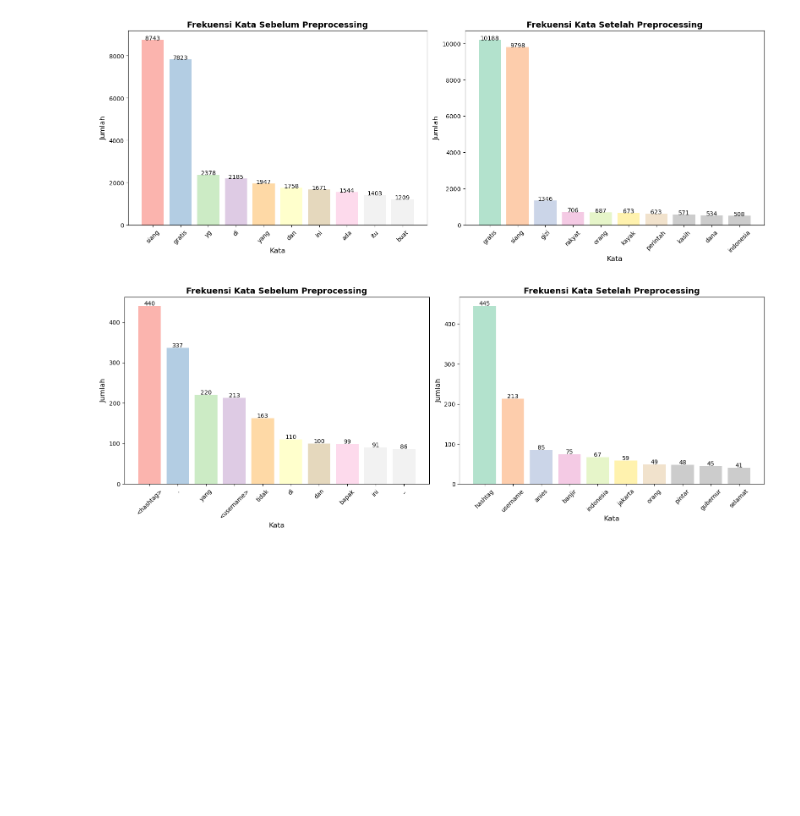
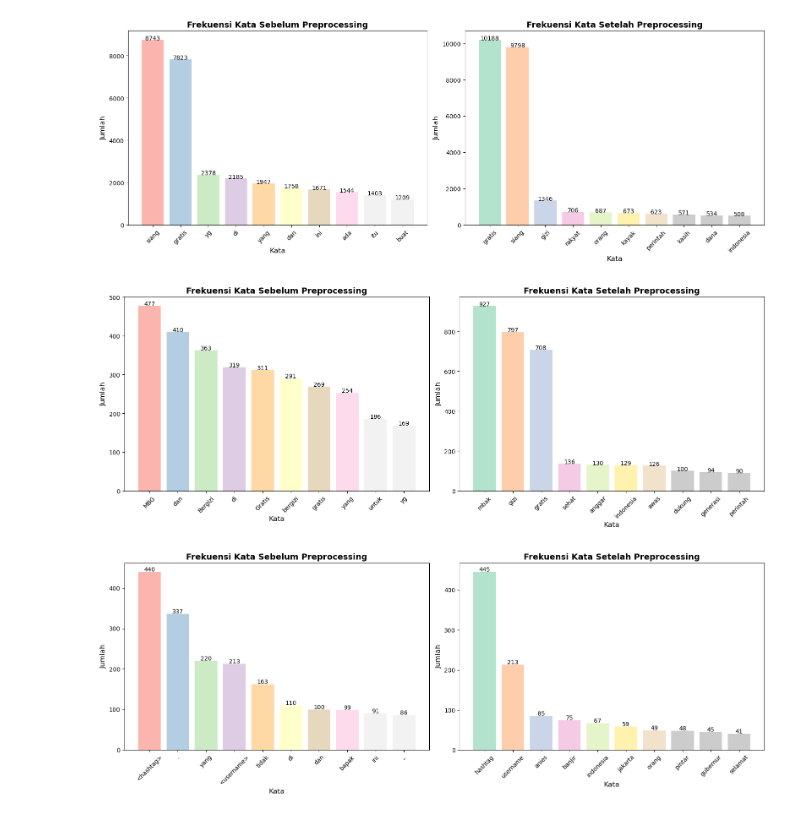
Before and after one commit to yuemway/Analisis-Sentimen-Masyarakat-pada-Program-Makan-Siang-Gratis, a Jupyter notebook: preprocessing.ipynb, the cells around one changed output. Saved outputs shown, nothing was run; the diff lists cells and outputs as text; code cells hidden in the pictures; blank space fills up the shorter version.

```diff
--- a/preprocessing.ipynb
+++ b/preprocessing.ipynb
@@ -697,6 +798,56 @@ plt.tight_layout()
 plt.show()
 # %% [output]
 [figure]
+# %%
+from collections import Counter
+
+# Buat stopwords tambahan
+stopwords = set(STOPWORDS)
+stopwords.update(['program', 'makan', 'anak', '...', 'amp','sekolah','bagi','balita', 'ya', 'gue', 'sih','banget','siswa'])
+
+# BEFORE: kolom 'tweet'
+all_text_before = ' '.join(data_mbg2["tweet"].astype(str))
+words_before = all_text_before.split()
+filtered_words_before = [word for word in words_before if word.lower() not in stopwords]
+word_counts_before = Counter(filtered_words_before)
+top_words_before = word_counts_before.most_common(10)
+word_before, count_before = zip(*top_words_before)
+
+# AFTER: kolom 'steming_data'
+all_text_after = ' '.join(data_mbg2["steming_data"].astype(str))
+words_after = all_text_after.split()
+filtered_words_after = [word for word in words_after if word.lower() not in stopwords]
+word_counts_after = Counter(filtered_words_after)
+top_words_after = word_counts_after.most_common(10)
+word_after, count_after = zip(*top_words_after)
+
+# Plot berdampingan
+fig, axes = plt.subplots(1, 2, figsize=(16, 6))
+
+# BEFORE Plot
+colors_before = plt.cm.Pastel1(range(len(word_before)))
+bars1 = axes[0].bar(word_before, count_before, color=colors_before)
+axes[0].set_title("Frekuensi Kata Sebelum Preprocessing", fontsize=14, fontweight='bold')
+axes[0].set_xlabel("Kata", fontsize=12)
+axes[0].set_ylabel("Jumlah", fontsize=12)
+axes[0].tick_params(axis='x', rotation=45)
+for bar, count in zip(bars1, count_before):
+    axes[0].text(bar.get_x() + bar.get_width()/2, count + 1, str(count), ha='center')
+
+# AFTER Plot
+colors_after = plt.cm.Pastel2(range(len(word_after)))
+bars2 = axes[1].bar(word_after, count_after, color=colors_after)
+axes[1].set_title("Frekuensi Kata Setelah Preprocessing", fontsize=14, fontweight='bold')
+axes[1].set_xlabel("Kata", fontsize=12)
+axes[1].set_ylabel("Jumlah", fontsize=12)
+axes[1].tick_params(axis='x', rotation=45)
+for bar, count in zip(bars2, count_after):
+    axes[1].text(bar.get_x() + bar.get_width()/2, count + 1, str(count), ha='center')
+
+plt.tight_layout()
+plt.show()
+# %% [output]
+[figure, added]
 # %%
 from collections import Counter
 
```
Also changed, not shown: parts of 13 cells of this notebook, 1 other file.
